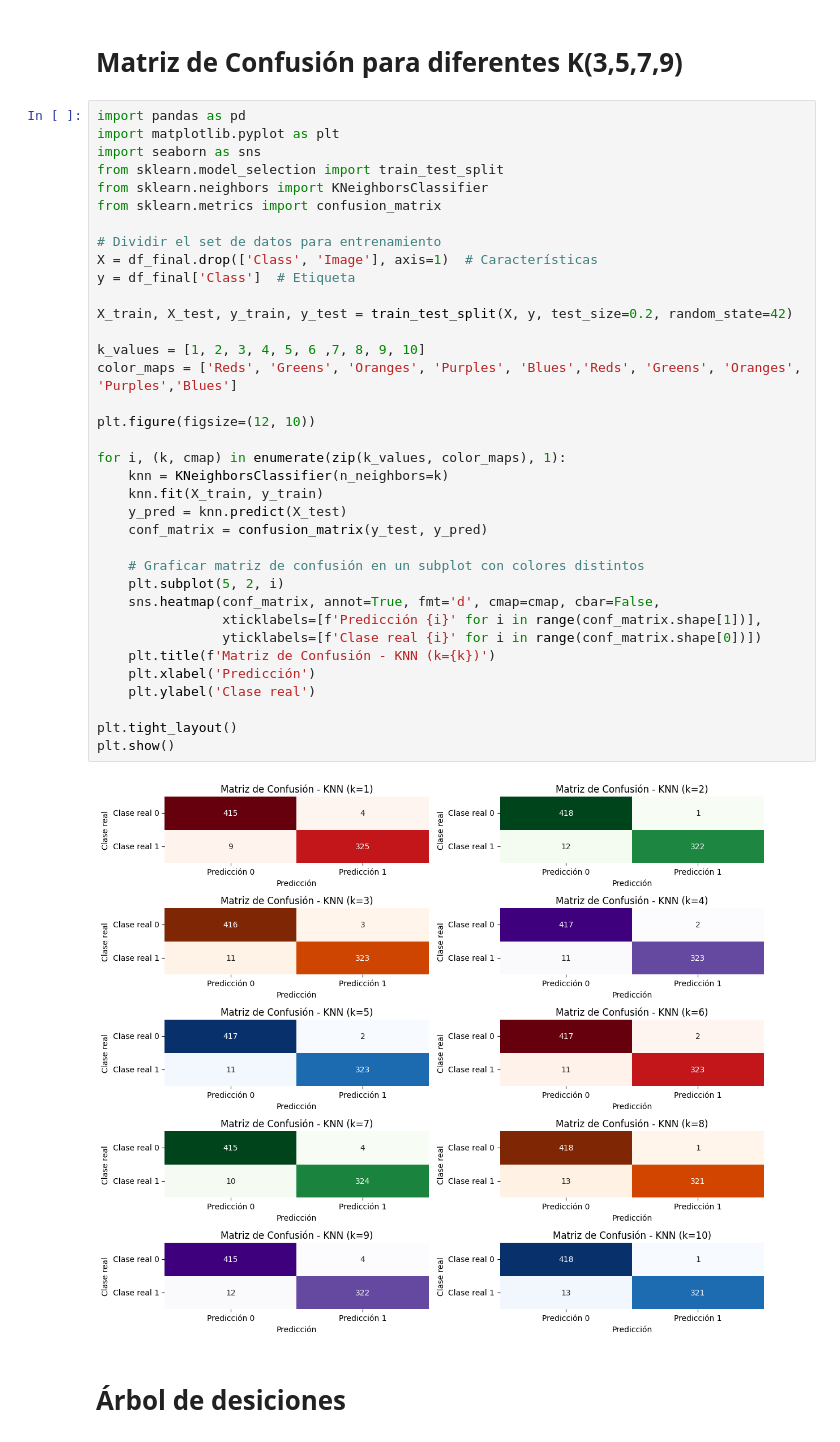
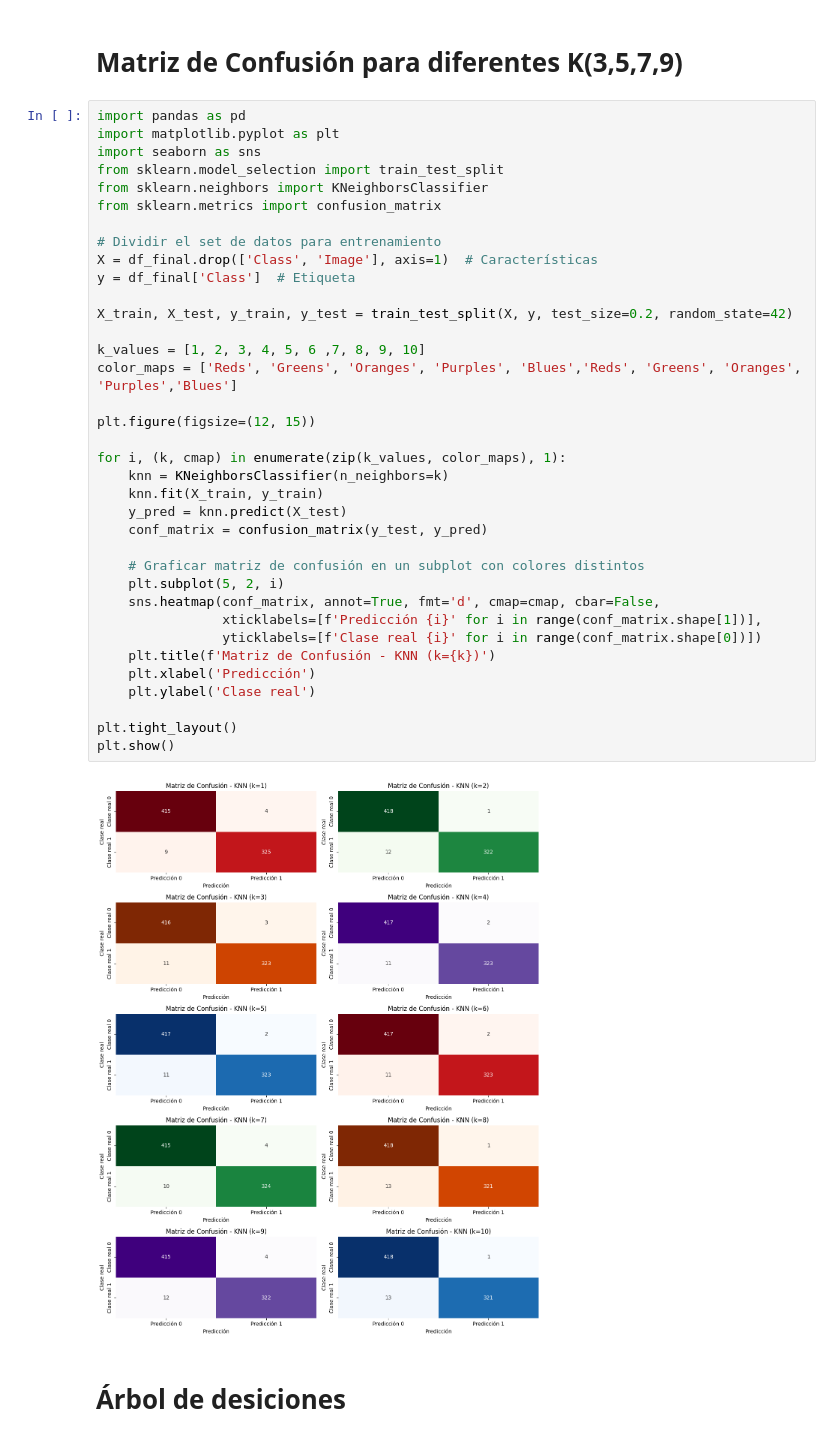
Before and after one commit to andreww44/MachineLearningBrainTumor, a Jupyter notebook: set2MachineLearning.ipynb, the cells around one changed output. Cells and saved outputs as stored; diff of their text form.

```diff
--- a/set2MachineLearning.ipynb
+++ b/set2MachineLearning.ipynb
@@ -118,34 +118,34 @@ from sklearn.neighbors import KNeighborsClassifier
 from sklearn.metrics import confusion_matrix
 
 # Dividir el set de datos para entrenamiento
 X = df_final.drop(['Class', 'Image'], axis=1)  # Características
 y = df_final['Class']  # Etiqueta
 
 X_train, X_test, y_train, y_test = train_test_split(X, y, test_size=0.2, random_state=42)
 
 k_values = [1, 2, 3, 4, 5, 6 ,7, 8, 9, 10]
 color_maps = ['Reds', 'Greens', 'Oranges', 'Purples', 'Blues','Reds', 'Greens', 'Oranges', 'Purples','Blues']
 
-plt.figure(figsize=(12, 10))
+plt.figure(figsize=(12, 15))
 
 for i, (k, cmap) in enumerate(zip(k_values, color_maps), 1):
     knn = KNeighborsClassifier(n_neighbors=k)
     knn.fit(X_train, y_train)
     y_pred = knn.predict(X_test)
     conf_matrix = confusion_matrix(y_test, y_pred)
 
     # Graficar matriz de confusión en un subplot con colores distintos
     plt.subplot(5, 2, i)
     sns.heatmap(conf_matrix, annot=True, fmt='d', cmap=cmap, cbar=False,
                 xticklabels=[f'Predicción {i}' for i in range(conf_matrix.shape[1])],
                 yticklabels=[f'Clase real {i}' for i in range(conf_matrix.shape[0])])
     plt.title(f'Matriz de Confusión - KNN (k={k})')
     plt.xlabel('Predicción')
     plt.ylabel('Clase real')
 
 plt.tight_layout()
 plt.show()
 # %% [output]
-[figure, old version]
+[figure, new version]
 # %% [markdown]
 # Árbol de desiciones
```
Also changed, not shown: parts of 1 cell of this notebook.
